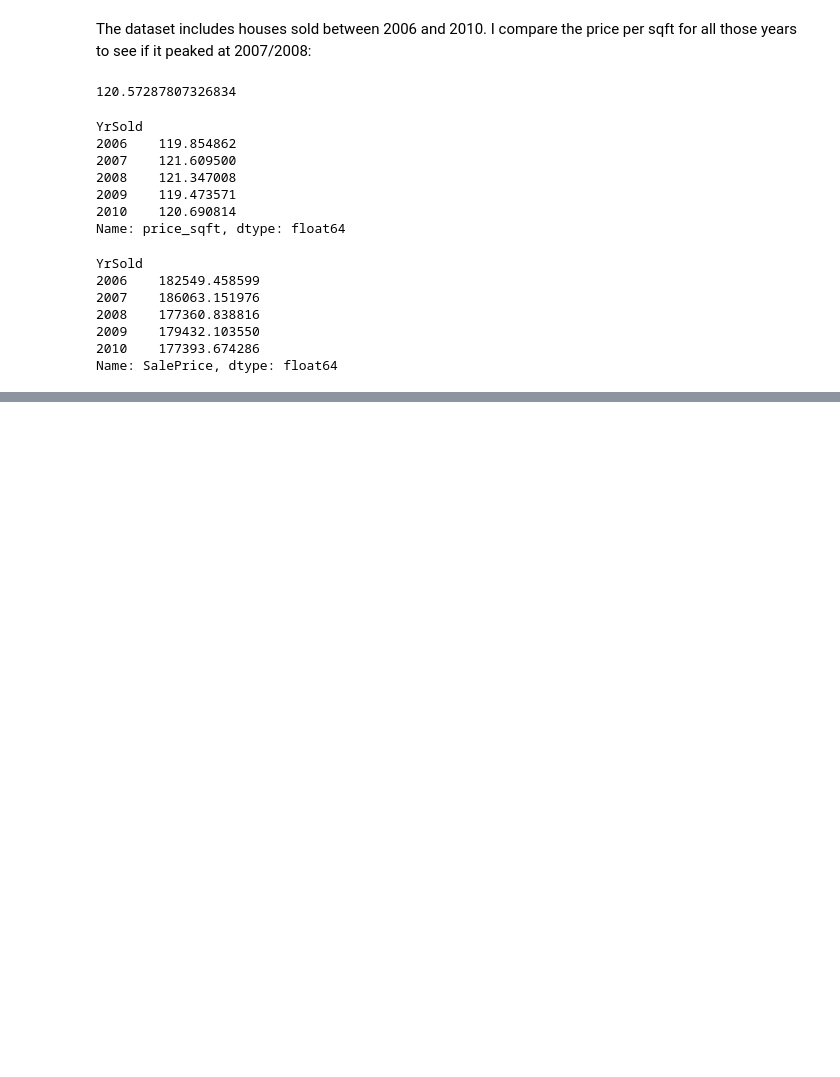
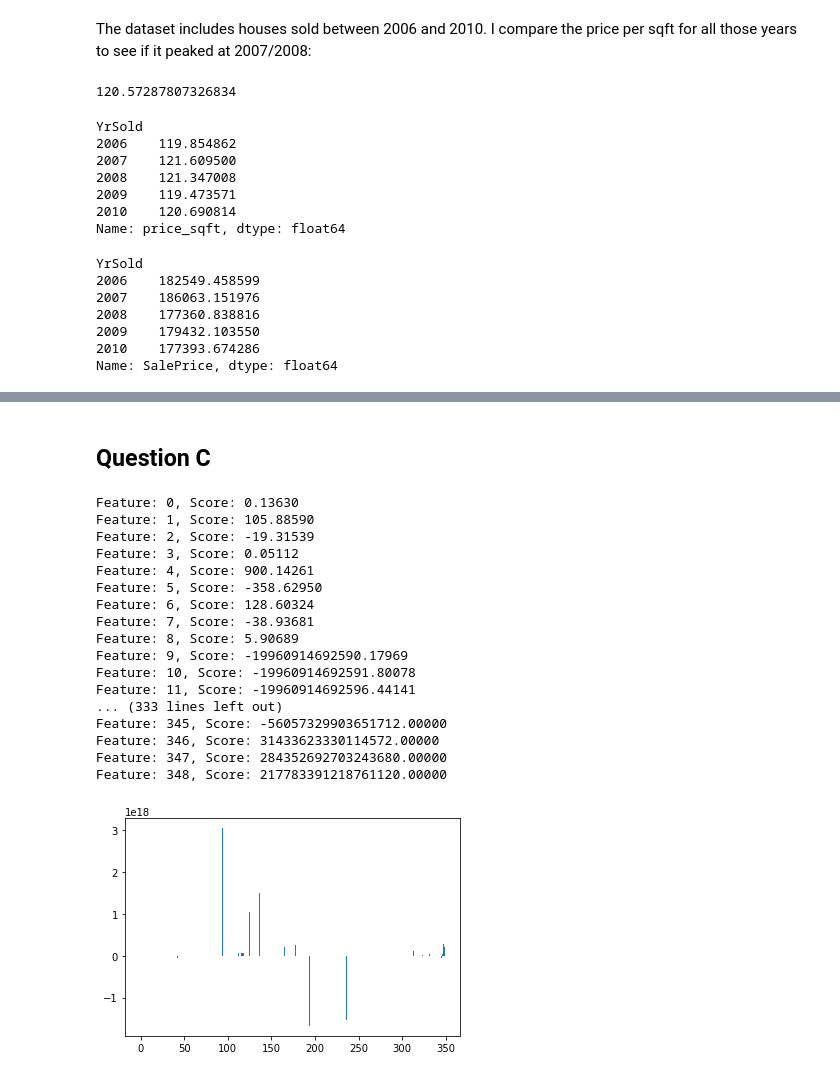
Before and after one commit to picusin/house-price, a Jupyter notebook: house_price_prediction.ipynb, the cells around one changed output, grey strips where cells are left out. Cells and saved outputs as stored; diff of their text form; code cells hidden in the pictures; blank space fills up the shorter version.

```diff
--- a/house_price_prediction.ipynb
+++ b/house_price_prediction.ipynb
@@ -465,0 +470,30 @@ array([2006, 2007, 2008, 2009, 2010], dtype=int64)
+# %%
+def create_dummy_df(df, cat_cols, dummy_na):
+    '''
+    INPUT:
+    df - pandas dataframe with categorical variables you want to dummy
+    cat_cols - list of strings that are associated with names of the categorical columns
+    dummy_na - Bool holding whether you want to dummy NA vals of categorical columns or not
+
+    OUTPUT:
+    df - a new dataframe that has the following characteristics:
+            1. contains all columns that were not specified as categorical
+            2. removes all the original columns in cat_cols
+            3. dummy columns for each of the categorical columns in cat_cols
+            4. if dummy_na is True - it also contains dummy columns for the NaN values
+            5. Use a prefix of the column name with an underscore (_) for separating
+    '''
+    for col in  cat_cols:
+        try:
+            # for each cat add dummy var, drop original column
+            df = pd.concat([df.drop(col, axis=1), pd.get_dummies(df[col], prefix=col, prefix_sep='_', drop_first=True, dummy_na=dummy_na)], axis=1)
+        except:
+            continue
+    return df
+# %%
+cat_df = X.select_dtypes(include=['object'])
+cat_cols_lst = cat_df.columns
+
+X_new = create_dummy_df(X, cat_cols_lst, dummy_na=False)
+# %%
+X_train, X_test, y_train, y_test = train_test_split(X_new, y, test_size = .30, random_state=50)
@@ -465,0 +616,29 @@ array([2006, 2007, 2008, 2009, 2010], dtype=int64)
+# %% [markdown]
+## Question C
+# %%
+importance = lm_model.coef_
+# summarize feature importance
+for i,v in enumerate(importance):
+	print('Feature: %0d, Score: %.5f' % (i,v))
+# plot feature importance
+plt.bar([x for x in range(len(importance))], importance)
+plt.show();
+# %% [output]
+Feature: 0, Score: 0.13630
+Feature: 1, Score: 105.88590
+Feature: 2, Score: -19.31539
+Feature: 3, Score: 0.05112
+Feature: 4, Score: 900.14261
+Feature: 5, Score: -358.62950
+Feature: 6, Score: 128.60324
+Feature: 7, Score: -38.93681
+Feature: 8, Score: 5.90689
+Feature: 9, Score: -19960914692590.17969
+Feature: 10, Score: -19960914692591.80078
+Feature: 11, Score: -19960914692596.44141
+... (333 lines left out)
+Feature: 345, Score: -56057329903651712.00000
+Feature: 346, Score: 31433623330114572.00000
+Feature: 347, Score: 284352692703243680.00000
+Feature: 348, Score: 217783391218761120.00000
+[figure, added]
```
Also changed, not shown: parts of 19 cells of this notebook.
